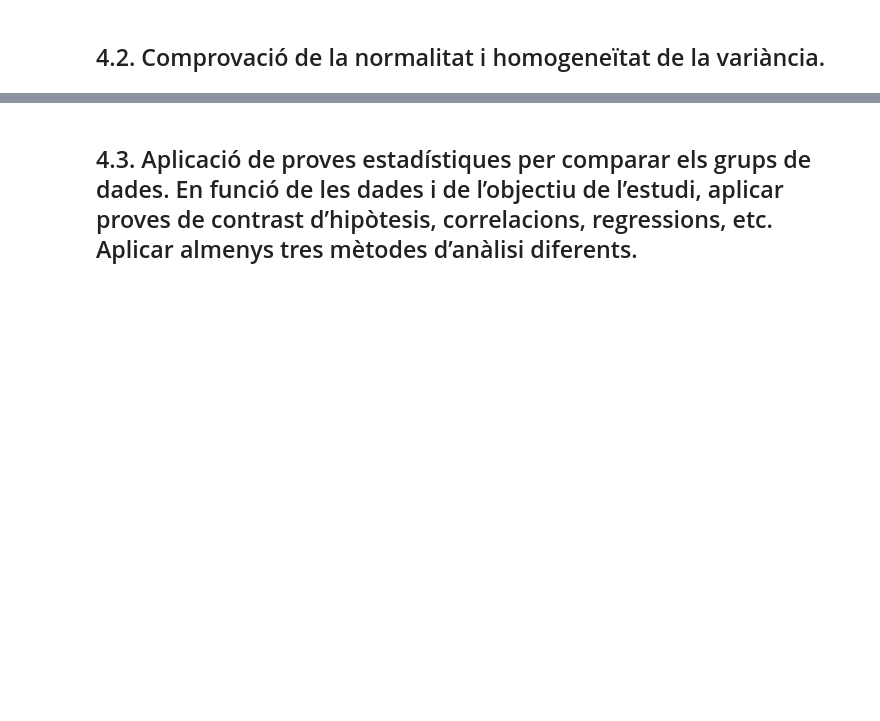
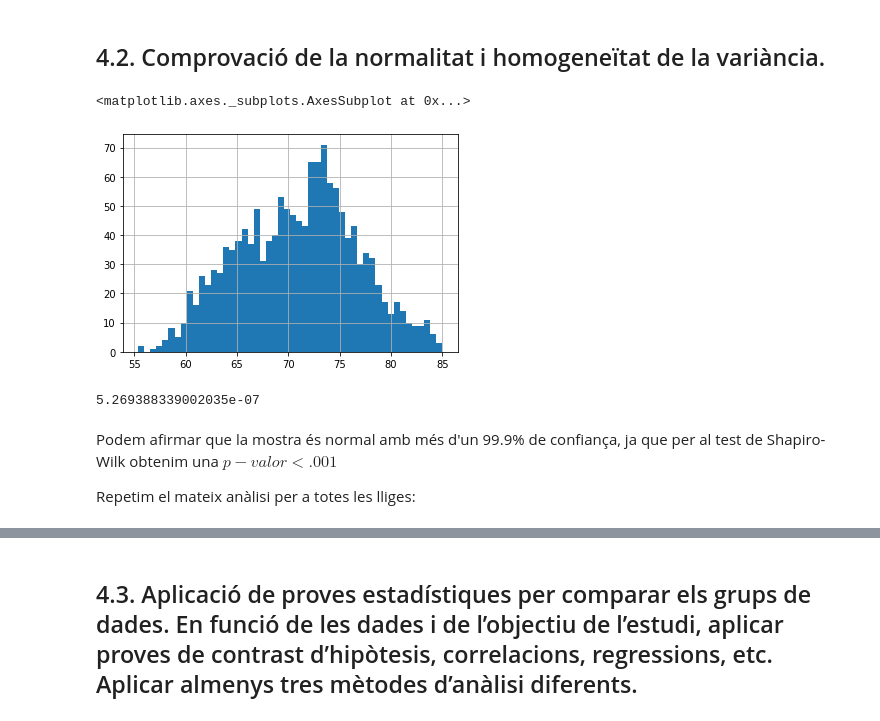
Before and after one commit to KRLSMolina/European-Soccer-Data, a Jupyter notebook: european-soccer-data-analysis.ipynb, the cells around one changed output, grey strips where cells are left out. Saved outputs shown, nothing was run; the diff lists cells and outputs as text; code cells hidden in the pictures; blank space fills up the shorter version.

```diff
--- a/european-soccer-data-analysis.ipynb
+++ b/european-soccer-data-analysis.ipynb
@@ -299,0 +381,8 @@ df_match_players
+# %%
+classification_outliers_idx = df_classification.merge(
+    df_outliers.drop('matches', axis=1)
+    , on=['season','league_name'],
+how='left'
+).dropna().index
+# %%
+df_classification_clean = df_classification.loc[[x for x in df_classification.index if x not in classification_outliers_idx]]
@@ -303,0 +404,26 @@ df_match_players
+# %%
+df_classification_grouped = df_classification_clean.groupby(
+    ['season','league_name','team'],
+    as_index=False).sum()
+df_classification_grouped['goals_diff'] = df_classification_grouped['goals'] - df_classification_grouped['goals_against']
+df_classification_grouped = df_classification_grouped.sort_values(
+        ['league_name', 'season','points','goals_diff','goals'],
+        ascending=[True, True, False, False, False]
+        ).reset_index(drop=True)
+df_classification_grouped = df_classification_grouped.merge(
+    df_classification_grouped.groupby(['season','league_name'])[['team']].count().rename(columns={'team':'tot_teams'}),
+    on=['season','league_name'],
+    how='left')
+
+df_classification_grouped['position'] = 1
+df_classification_grouped['position'] = df_classification_grouped.groupby(['season','league_name'])['position'].cumsum()
+df_classification_grouped['quart'] = df_classification_grouped['position']/df_classification_grouped['tot_teams']
+df_classification_grouped.loc[
+                              (df_classification_grouped['quart'] <= .25), 'quartile'] = 1
+df_classification_grouped.loc[(df_classification_grouped['quart'] > .25)
+                              &
+                              (df_classification_grouped['quart'] <= .5), 'quartile'] = 2
+df_classification_grouped.loc[(df_classification_grouped['quart'] > .5)
+                              &
+                              (df_classification_grouped['quart'] <= .75), 'quartile'] = 3
+df_classification_grouped.loc[(df_classification_grouped['quart'] > .75), 'quartile'] = 4
@@ -303,0 +432,4 @@ df_match_players
+# %%
+df_classification_rating = df_classification_grouped.merge(df_season_team_rating,
+                                on=['season','team'],
+                                how='left')
@@ -304,2 +445,18 @@ df_match_players
 # %% [markdown]
 ## 4.2. Comprovació de la normalitat i homogeneïtat de la variància.
+# %%
+df_classification_rating['weighed_rating'].hist(bins=50)
+# %% [output]
+<matplotlib.axes._subplots.AxesSubplot at 0x...>
+[figure, added]
+# %%
+from scipy import stats
+
+_, p = stats.shapiro(df_classification_rating['weighed_rating'])
+print(p)
+# %% [output]
+5.269388339002035e-07
+# %% [markdown]
+Podem afirmar que la mostra és normal amb més d'un 99.9% de confiança, ja que per al test de Shapiro-Wilk obtenim una $p-valor<.001$
+
+Repetim el mateix anàlisi per a totes les lliges:
```
Also changed, not shown: parts of 93 cells of this notebook.
